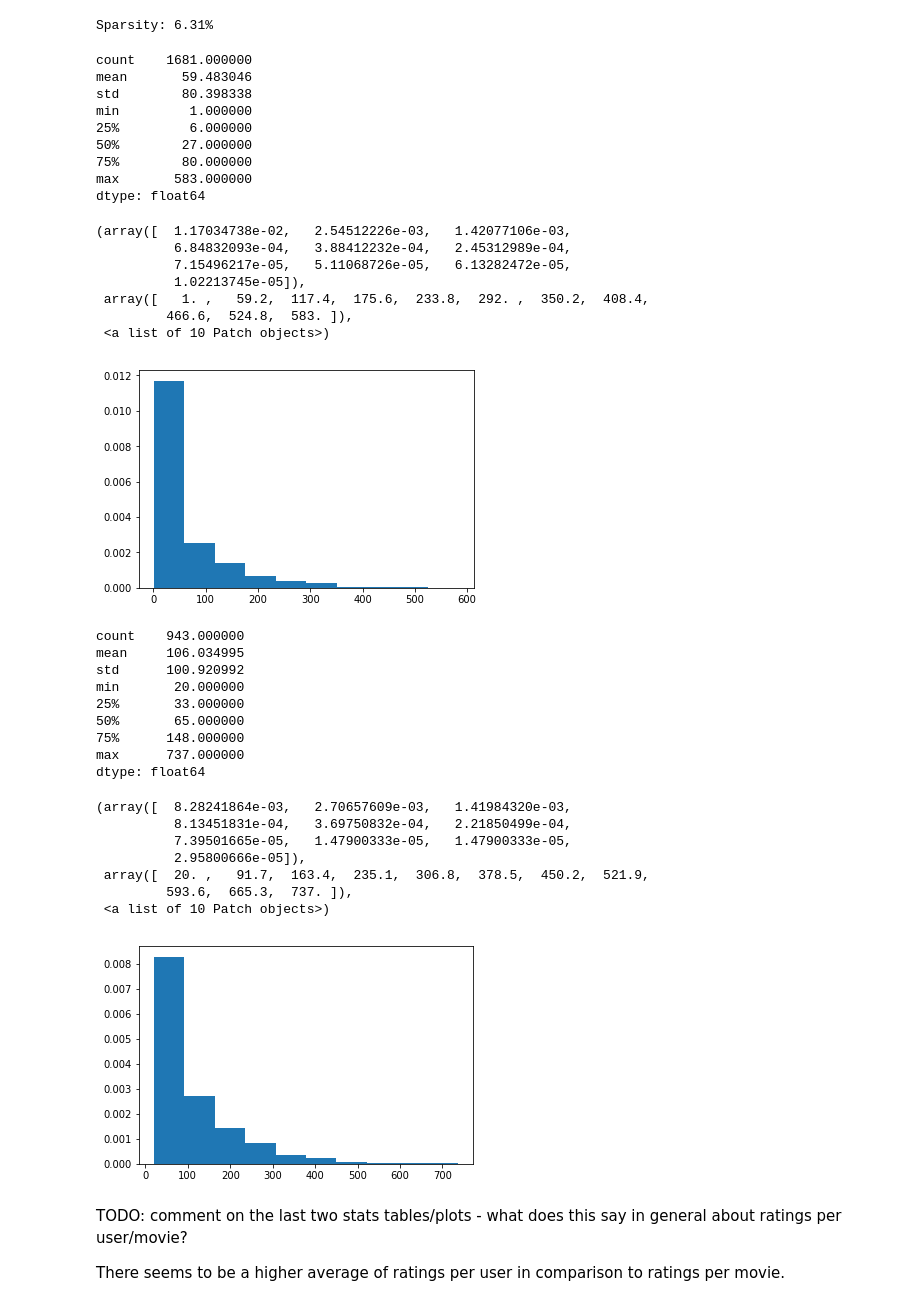
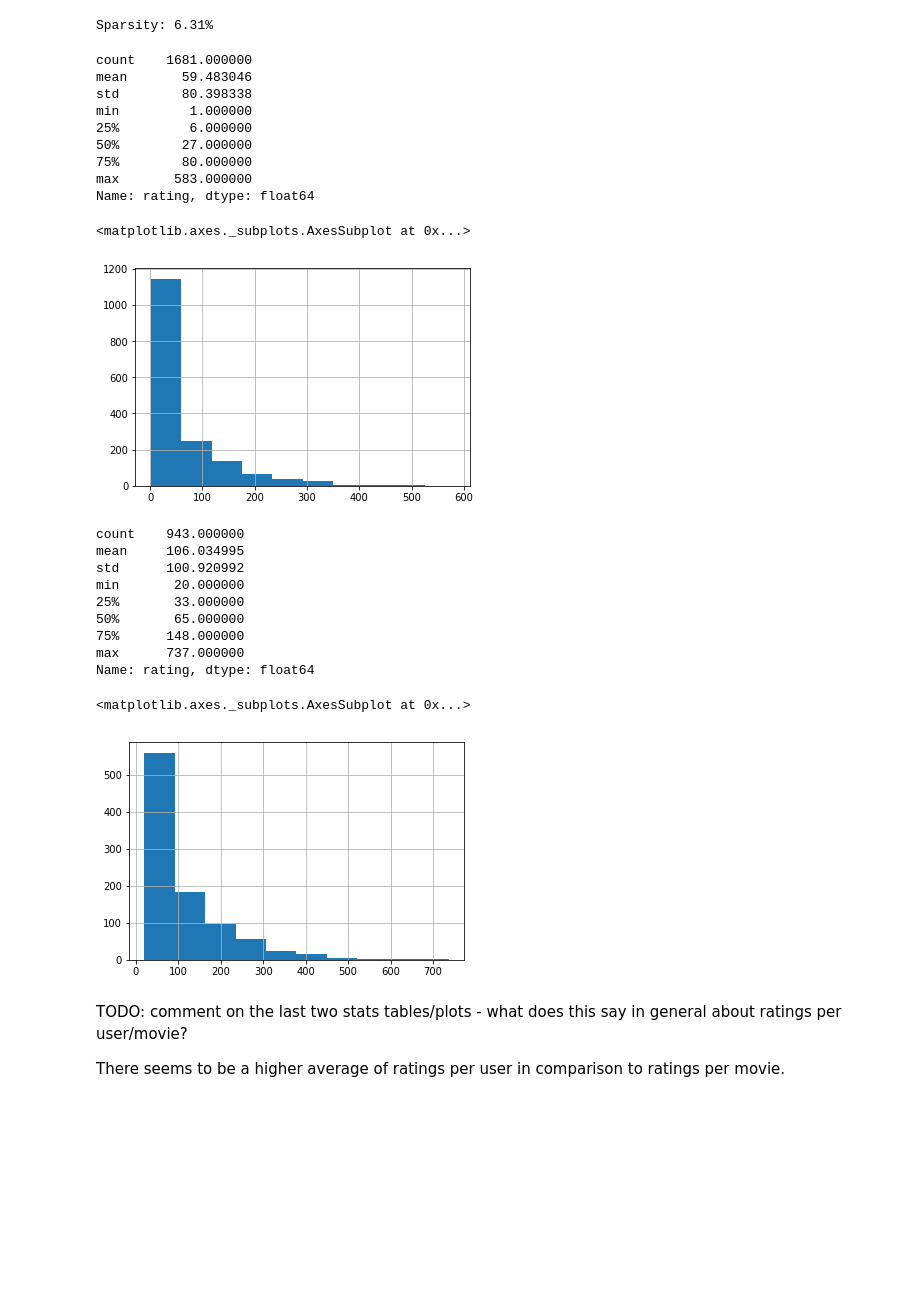
Before and after one commit to emily-jean/recommender, a Jupyter notebook: starter-3.4.ipynb, the cells around one changed output. Cells and saved outputs as stored; diff of their text form; code cells hidden in the pictures; blank space fills up the shorter version.

```diff
--- a/starter-3.4.ipynb
+++ b/starter-3.4.ipynb
@@ -269,8 +269,11 @@ print('Sparsity:', '{:.2%}'.format(s))
 Sparsity: 6.31%
 # %%
 # TODO: Aggregate by movie_id, get stats on number (i.e. size) of ratings per movie
-ratings_per_movie = lens.groupby('movie_id').size()
-ratings_per_movie.describe()
+#ratings_per_movie = lens.groupby('movie_id').size()
+ratings_per_movie = ratings.groupby('movie_id').count()
+
+#ratings_per_movie.describe()
+ratings_per_movie['rating'].describe()
 # %% [output]
 count    1681.000000
 mean       59.483046
@@ -280,23 +283,18 @@ min         1.000000
 50%        27.000000
 75%        80.000000
 max       583.000000
-dtype: float64
+Name: rating, dtype: float64
 # %%
 # TODO: Visualize the movie counts as a histogram
-plt.hist(ratings_per_movie, normed=True, bins=10)
+#plt.hist(ratings_per_movie, normed=True, bins=10)
+ratings_per_movie['rating'].hist()
 # %% [output]
-(array([  1.17034738e-02,   2.54512226e-03,   1.42077106e-03,
-          6.84832093e-04,   3.88412232e-04,   2.45312989e-04,
-          7.15496217e-05,   5.11068726e-05,   6.13282472e-05,
-          1.02213745e-05]),
- array([   1. ,   59.2,  117.4,  175.6,  233.8,  292. ,  350.2,  408.4,
-         466.6,  524.8,  583. ]),
- <a list of 10 Patch objects>)
+<matplotlib.axes._subplots.AxesSubplot at 0x...>
-[figure, old version]
+[figure, new version]
 # %%
 # TODO: Aggregate by user_id, get stats on number (i.e. size) of ratings per user
-ratings_per_user = lens.groupby('user_id').size()
-ratings_per_user.describe()
+ratings_per_user = ratings.groupby('user_id').count() #lens.groupby('user_id').size()
+ratings_per_user['rating'].describe() #ratings_per_user.describe()
 # %% [output]
 count    943.000000
 mean     106.034995
@@ -306,19 +304,13 @@ min       20.000000
 50%       65.000000
 75%      148.000000
 max      737.000000
-dtype: float64
+Name: rating, dtype: float64
 # %%
 # TODO: Visualize the user counts as a histogram
-plt.hist(ratings_per_user, normed=True, bins=10)
+ratings_per_user['rating'].hist()
 # %% [output]
-(array([  8.28241864e-03,   2.70657609e-03,   1.41984320e-03,
-          8.13451831e-04,   3.69750832e-04,   2.21850499e-04,
-          7.39501665e-05,   1.47900333e-05,   1.47900333e-05,
-          2.95800666e-05]),
- array([  20. ,   91.7,  163.4,  235.1,  306.8,  378.5,  450.2,  521.9,
-         593.6,  665.3,  737. ]),
- <a list of 10 Patch objects>)
+<matplotlib.axes._subplots.AxesSubplot at 0x...>
-[figure, old version]
+[figure, new version]
 # %% [markdown]
 TODO: comment on the last two stats tables/plots - what does this say in general about ratings per user/movie?
 
```
Also changed, not shown: parts of 17 cells of this notebook.
